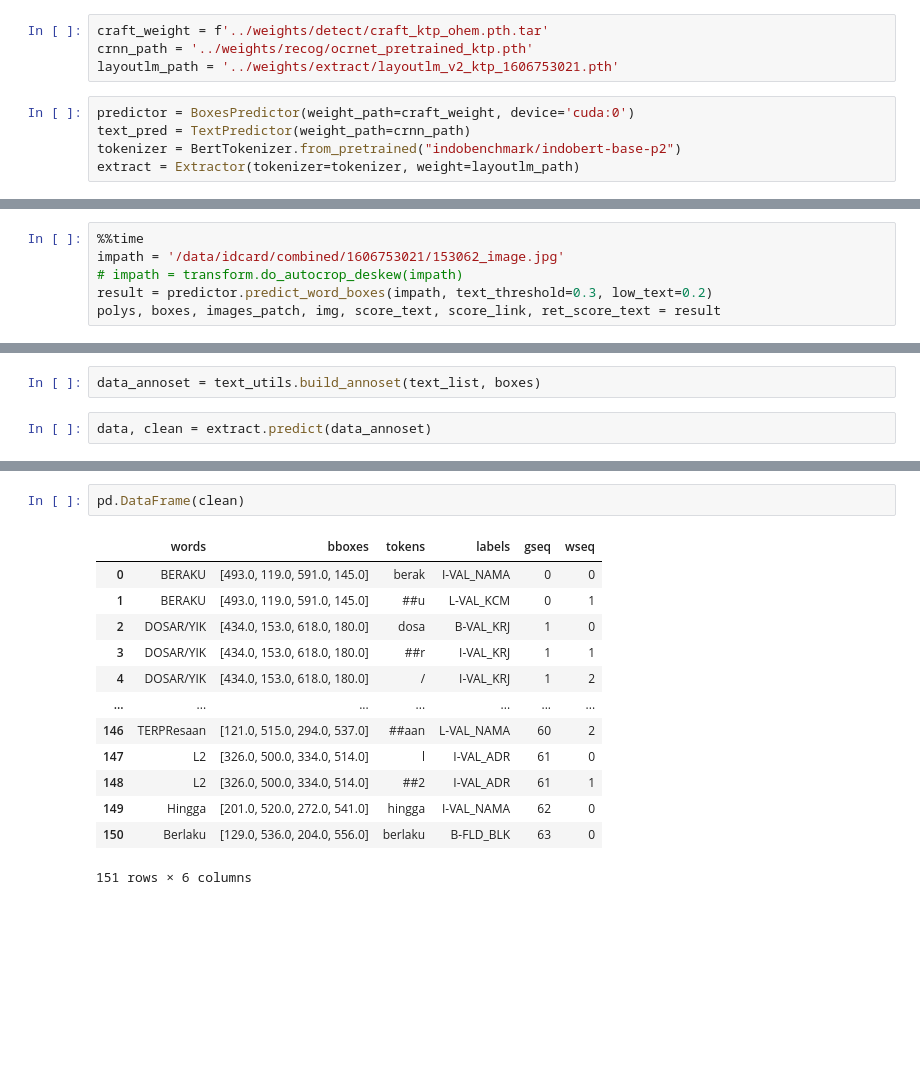
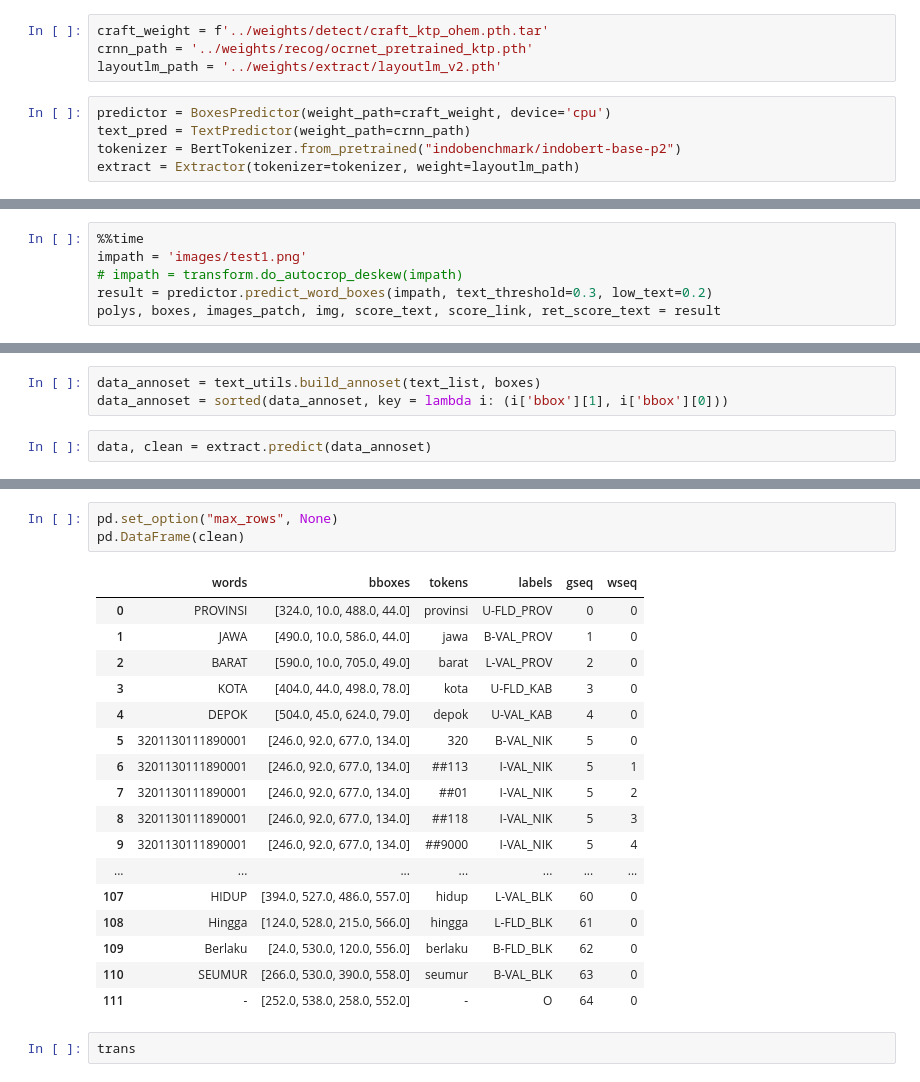
Before and after one commit to nunenuh/iqradre, a Jupyter notebook: notebook/detector_explore.ipynb, the cells around one changed output, grey strips where cells are left out. Saved outputs shown, nothing was run; the diff lists cells and outputs as text; blank space fills up the shorter version.

```diff
--- a/notebook/detector_explore.ipynb
+++ b/notebook/detector_explore.ipynb
@@ -18,9 +23,9 @@ from iqradre.detect.ops import box_ops
 # %%
 craft_weight = f'../weights/detect/craft_ktp_ohem.pth.tar'
 crnn_path = '../weights/recog/ocrnet_pretrained_ktp.pth'
-layoutlm_path = '../weights/extract/layoutlm_v2_ktp_1606753021.pth'
+layoutlm_path = '../weights/extract/layoutlm_v2.pth'
 # %%
-predictor = BoxesPredictor(weight_path=craft_weight, device='cuda:0')
+predictor = BoxesPredictor(weight_path=craft_weight, device='cpu')
 text_pred = TextPredictor(weight_path=crnn_path)
 tokenizer = BertTokenizer.from_pretrained("indobenchmark/indobert-base-p2")
 extract = Extractor(tokenizer=tokenizer, weight=layoutlm_path)
@@ -32,7 +37,7 @@ Some weights of LayoutLMForTokenClassification were not initialized from the mod
 You should probably TRAIN this model on a down-stream task to be able to use it for predictions and inference.
 # %%
 %%time
-impath = '/data/idcard/combined/1606753021/153062_image.jpg'
+impath = 'images/test1.png'
 # impath = transform.do_autocrop_deskew(impath)
 result = predictor.predict_word_boxes(impath, text_threshold=0.3, low_text=0.2)
 polys, boxes, images_patch, img, score_text, score_link, ret_score_text = result
@@ -84,5 +92,6 @@ text_list
 # %%
 data_annoset = text_utils.build_annoset(text_list, boxes)
+data_annoset = sorted(data_annoset, key = lambda i: (i['bbox'][1], i['bbox'][0]))
 # %%
 data, clean = extract.predict(data_annoset)
 # %%
@@ -109,16 +118,23 @@ data
 # %%
+pd.set_option("max_rows", None)
 pd.DataFrame(clean)
 # %% [output]
 |  | words | bboxes | tokens | labels | gseq | wseq |
-| 0 | BERAKU | [493.0, 119.0, 591.0, 145.0] | berak | I-VAL_NAMA | 0 | 0 |
-| 1 | BERAKU | [493.0, 119.0, 591.0, 145.0] | ##u | L-VAL_KCM | 0 | 1 |
-| 2 | DOSAR/YIK | [434.0, 153.0, 618.0, 180.0] | dosa | B-VAL_KRJ | 1 | 0 |
-| 3 | DOSAR/YIK | [434.0, 153.0, 618.0, 180.0] | ##r | I-VAL_KRJ | 1 | 1 |
-| 4 | DOSAR/YIK | [434.0, 153.0, 618.0, 180.0] | / | I-VAL_KRJ | 1 | 2 |
+| 0 | PROVINSI | [324.0, 10.0, 488.0, 44.0] | provinsi | U-FLD_PROV | 0 | 0 |
+| 1 | JAWA | [490.0, 10.0, 586.0, 44.0] | jawa | B-VAL_PROV | 1 | 0 |
+| 2 | BARAT | [590.0, 10.0, 705.0, 49.0] | barat | L-VAL_PROV | 2 | 0 |
+| 3 | KOTA | [404.0, 44.0, 498.0, 78.0] | kota | U-FLD_KAB | 3 | 0 |
+| 4 | DEPOK | [504.0, 45.0, 624.0, 79.0] | depok | U-VAL_KAB | 4 | 0 |
+| 5 | 3201130111890001 | [246.0, 92.0, 677.0, 134.0] | 320 | B-VAL_NIK | 5 | 0 |
+| 6 | 3201130111890001 | [246.0, 92.0, 677.0, 134.0] | ##113 | I-VAL_NIK | 5 | 1 |
+| 7 | 3201130111890001 | [246.0, 92.0, 677.0, 134.0] | ##01 | I-VAL_NIK | 5 | 2 |
+| 8 | 3201130111890001 | [246.0, 92.0, 677.0, 134.0] | ##118 | I-VAL_NIK | 5 | 3 |
+| 9 | 3201130111890001 | [246.0, 92.0, 677.0, 134.0] | ##9000 | I-VAL_NIK | 5 | 4 |
 | ... | ... | ... | ... | ... | ... | ... |
-| 146 | TERPResaan | [121.0, 515.0, 294.0, 537.0] | ##aan | L-VAL_NAMA | 60 | 2 |
-| 147 | L2 | [326.0, 500.0, 334.0, 514.0] | l | I-VAL_ADR | 61 | 0 |
-| 148 | L2 | [326.0, 500.0, 334.0, 514.0] | ##2 | I-VAL_ADR | 61 | 1 |
-| 149 | Hingga | [201.0, 520.0, 272.0, 541.0] | hingga | I-VAL_NAMA | 62 | 0 |
-| 150 | Berlaku | [129.0, 536.0, 204.0, 556.0] | berlaku | B-FLD_BLK | 63 | 0 |
+| 107 | HIDUP | [394.0, 527.0, 486.0, 557.0] | hidup | L-VAL_BLK | 60 | 0 |
+| 108 | Hingga | [124.0, 528.0, 215.0, 566.0] | hingga | L-FLD_BLK | 61 | 0 |
+| 109 | Berlaku | [24.0, 530.0, 120.0, 556.0] | berlaku | B-FLD_BLK | 62 | 0 |
+| 110 | SEUMUR | [266.0, 530.0, 390.0, 558.0] | seumur | B-VAL_BLK | 63 | 0 |
+| 111 | - | [252.0, 538.0, 258.0, 552.0] | - | O | 64 | 0 |
-151 rows × 6 columns
+# %%
+trans
```
Also changed, not shown: parts of 9 cells of this notebook, 5 other files.
